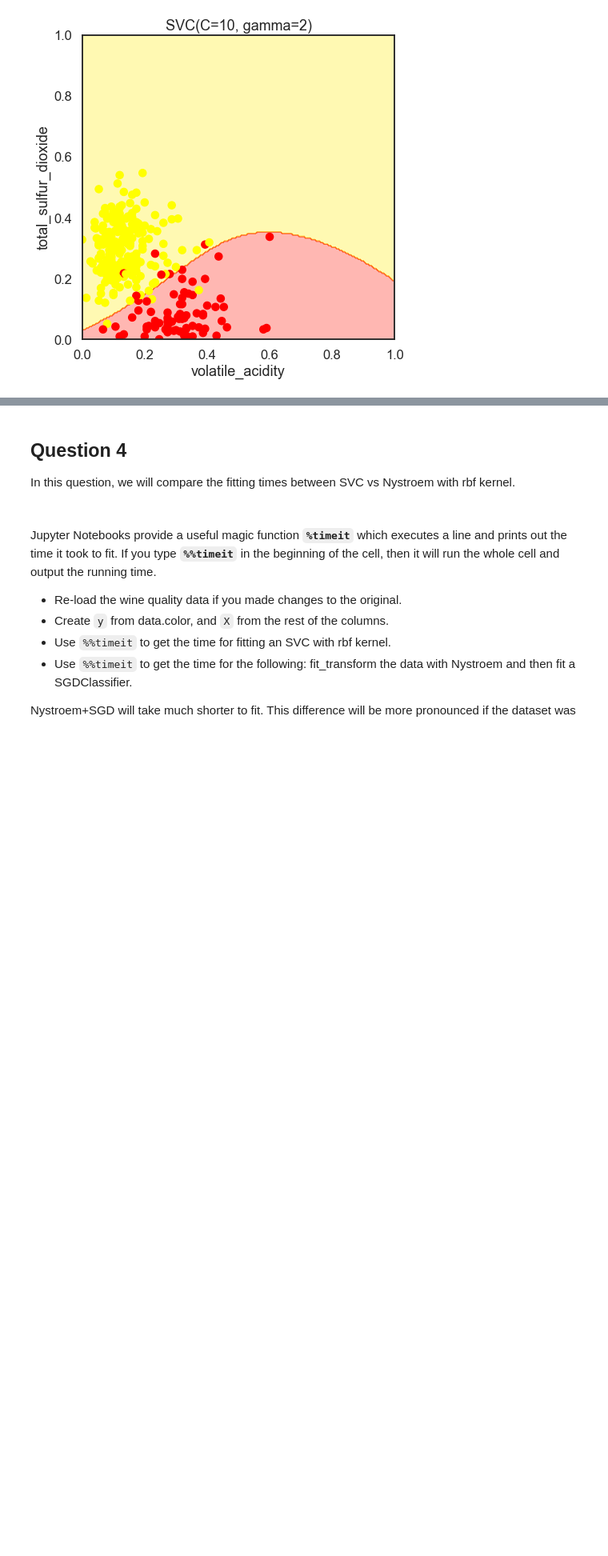
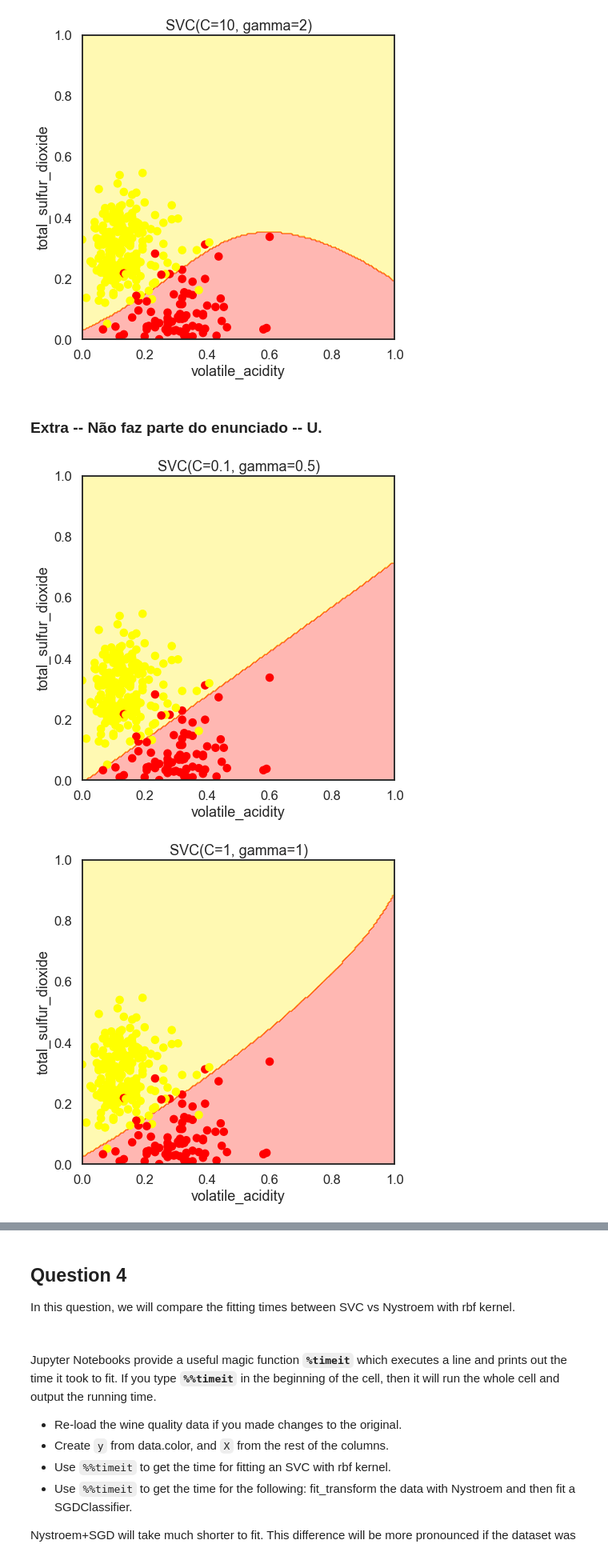
Before and after one commit to Samuel1s/CI-SVM, a Jupyter notebook: src/SVM_Kernels_HW.ipynb, the cells around one changed output, grey strips where cells are left out. Shown at 80% size. Cells and saved outputs as stored; diff of their text form; code cells hidden in the pictures; blank space fills up the shorter version.

Commit message:
Término da Tarefa - Add Extra.

```diff
--- a/src/SVM_Kernels_HW.ipynb
+++ b/src/SVM_Kernels_HW.ipynb
@@ -196,3 +196,15 @@ for C in Cs:
 [figure]
 [figure]
 [figure]
+# %% [markdown]
+### Extra -- Não faz parte do enunciado -- U.
+# %%
+Cs = [.1, 1, 10, 20]
+gammas = [.5, 1, 2, 10]
+
+for (C, gamma) in zip(Cs, gammas):
+    SVC_Gaussian = SVC(kernel='rbf', gamma=gamma, C=C)
+    f_plot_decision_boundary(SVC_Gaussian, X, y)
+# %% [output]
+[figure, added]
+[figure, added]
```
Also changed, not shown: parts of 5 cells of this notebook.
